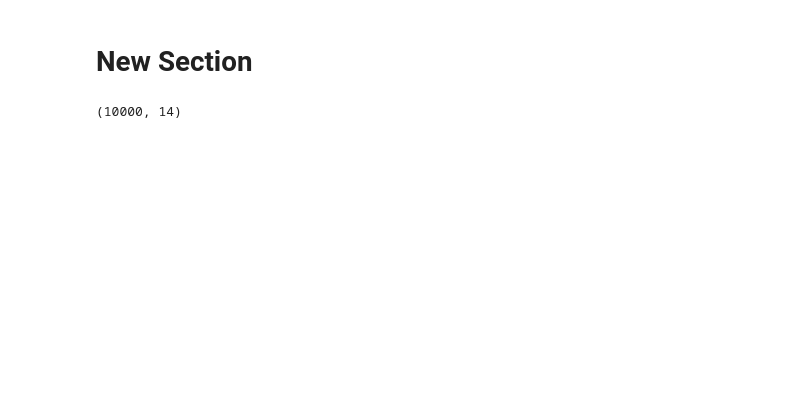
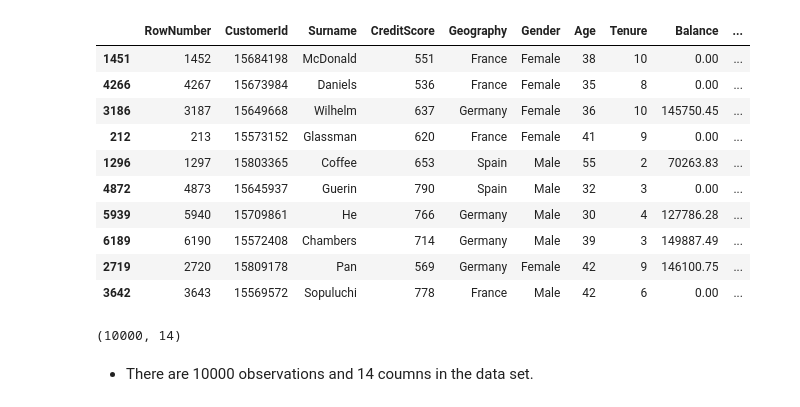
Before and after one commit to snegi5/hello-github, a Jupyter notebook: Module_7.ipynb, the cells around one changed output. Drawn from its saved outputs; the diff is of its cells as text; code cells hidden in the pictures; blank space fills up the shorter version.

```diff
--- a/Module_7.ipynb
+++ b/Module_7.ipynb
@@ -9,2 +2,0 @@ uploaded = files.upload()
-# %% [markdown]
-# New Section
@@ -11,6 +14,21 @@ uploaded = files.upload()
 # %%
 data = pd.read_csv('bank.csv')
+data.sample(10)
+# %% [output]
+|  | RowNumber | CustomerId | Surname | CreditScore | Geography | Gender | Age | Tenure | Balance | ... |
+| 1451 | 1452 | 15684198 | McDonald | 551 | France | Female | 38 | 10 | 0.00 | ... |
+| 4266 | 4267 | 15673984 | Daniels | 536 | France | Female | 35 | 8 | 0.00 | ... |
+| 3186 | 3187 | 15649668 | Wilhelm | 637 | Germany | Female | 36 | 10 | 145750.45 | ... |
+| 212 | 213 | 15573152 | Glassman | 620 | France | Female | 41 | 9 | 0.00 | ... |
+| 1296 | 1297 | 15803365 | Coffee | 653 | Spain | Male | 55 | 2 | 70263.83 | ... |
+| 4872 | 4873 | 15645937 | Guerin | 790 | Spain | Male | 32 | 3 | 0.00 | ... |
+| 5939 | 5940 | 15709861 | He | 766 | Germany | Male | 30 | 4 | 127786.28 | ... |
+| 6189 | 6190 | 15572408 | Chambers | 714 | Germany | Male | 39 | 3 | 149887.49 | ... |
+| 2719 | 2720 | 15809178 | Pan | 569 | Germany | Female | 42 | 9 | 146100.75 | ... |
+| 3642 | 3643 | 15569572 | Sopuluchi | 778 | France | Male | 42 | 6 | 0.00 | ... |
 # %%
 data.shape
 # %% [output]
 (10000, 14)
+# %% [markdown]
+* There are 10000 observations and 14 coumns in the data set.
```
Also changed, not shown: parts of 16 cells of this notebook.
